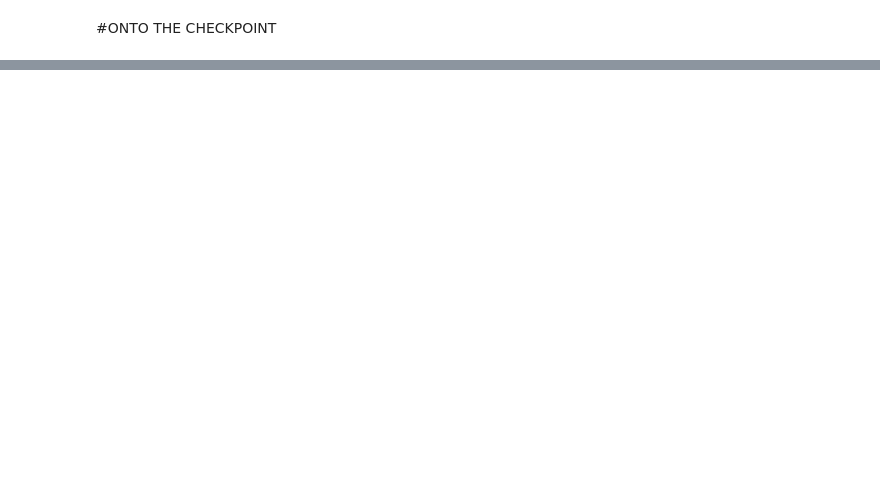
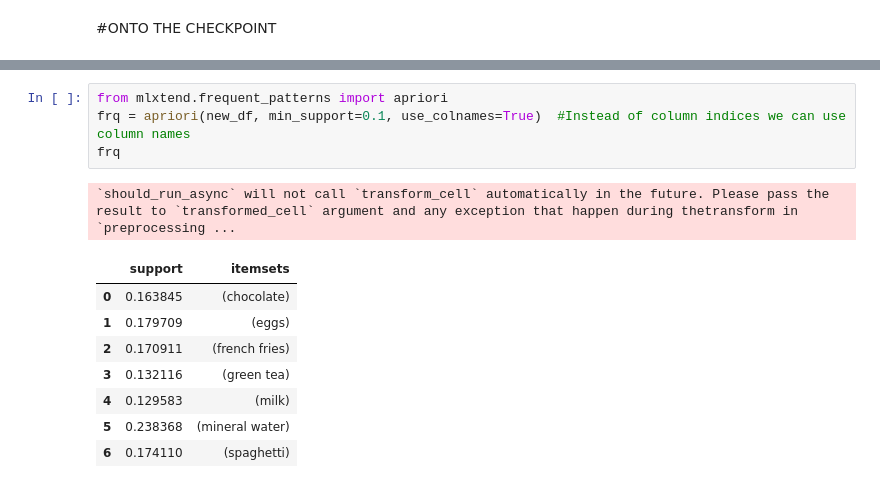
Before and after one commit to ubaemmanuel001/GMC, a Jupyter notebook: Checkpoint_8.ipynb, the cells around one changed output, grey strips where cells are left out. Saved outputs shown, nothing was run; the diff lists cells and outputs as text; blank space fills up the shorter version.

```diff
--- a/Checkpoint_8.ipynb
+++ b/Checkpoint_8.ipynb
@@ -230,0 +135,14 @@ TypeError: ignored
+# %%
+from mlxtend.frequent_patterns import apriori
+frq = apriori(new_df, min_support=0.1, use_colnames=True)  #Instead of column indices we can use column names
+frq
+# %% [output]
+`should_run_async` will not call `transform_cell` automatically in the future. Please pass the result to `transformed_cell` argument and any exception that happen during thetransform in `preprocessing ...
+|  | support | itemsets |
+| 0 | 0.163845 | (chocolate) |
+| 1 | 0.179709 | (eggs) |
+| 2 | 0.170911 | (french fries) |
+| 3 | 0.132116 | (green tea) |
+| 4 | 0.129583 | (milk) |
+| 5 | 0.238368 | (mineral water) |
+| 6 | 0.174110 | (spaghetti) |
```
Also changed, not shown: parts of 17 cells of this notebook.
